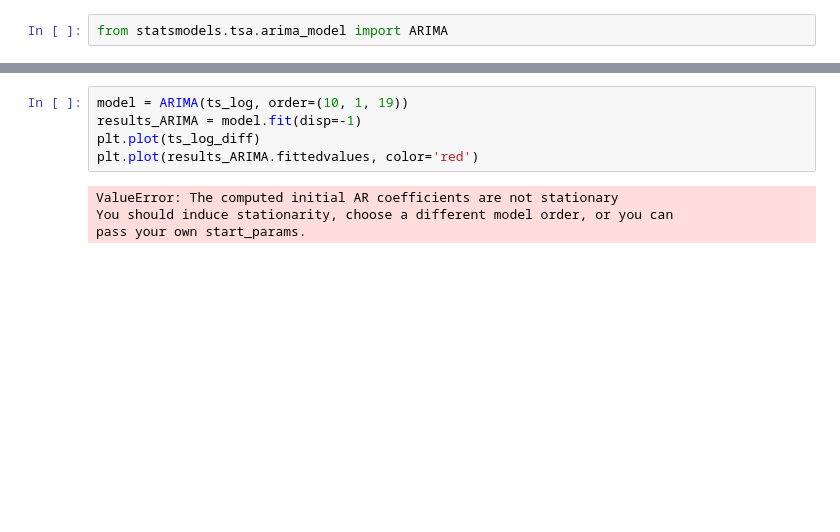
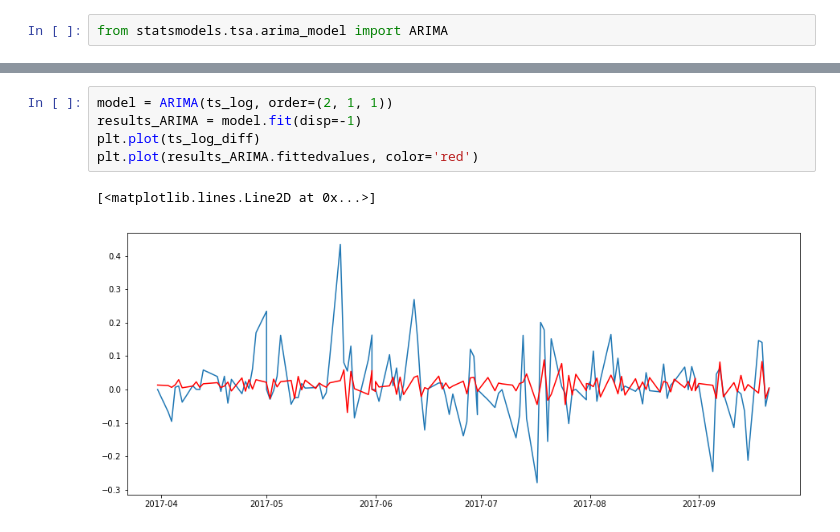
Before and after one commit to DSNeville/Practicum, a Jupyter notebook: ETH+Timeseries.ipynb, the cells around one changed output, grey strips where cells are left out. Saved outputs shown, nothing was run; the diff lists cells and outputs as text; blank space fills up the shorter version.

```diff
--- a/ETH+Timeseries.ipynb
+++ b/ETH+Timeseries.ipynb
@@ -292,9 +282,8 @@ plt.plot(results_MA.fittedvalues, color='red')
 # %%
-model = ARIMA(ts_log, order=(10, 1, 19))
+model = ARIMA(ts_log, order=(2, 1, 1))
 results_ARIMA = model.fit(disp=-1)
 plt.plot(ts_log_diff)
 plt.plot(results_ARIMA.fittedvalues, color='red')
 # %% [output]
-ValueError: The computed initial AR coefficients are not stationary
-You should induce stationarity, choose a different model order, or you can
-pass your own start_params.
+[<matplotlib.lines.Line2D at 0x...>]
+[figure, added]
```
Also changed, not shown: parts of 24 cells of this notebook, 5 other files.
